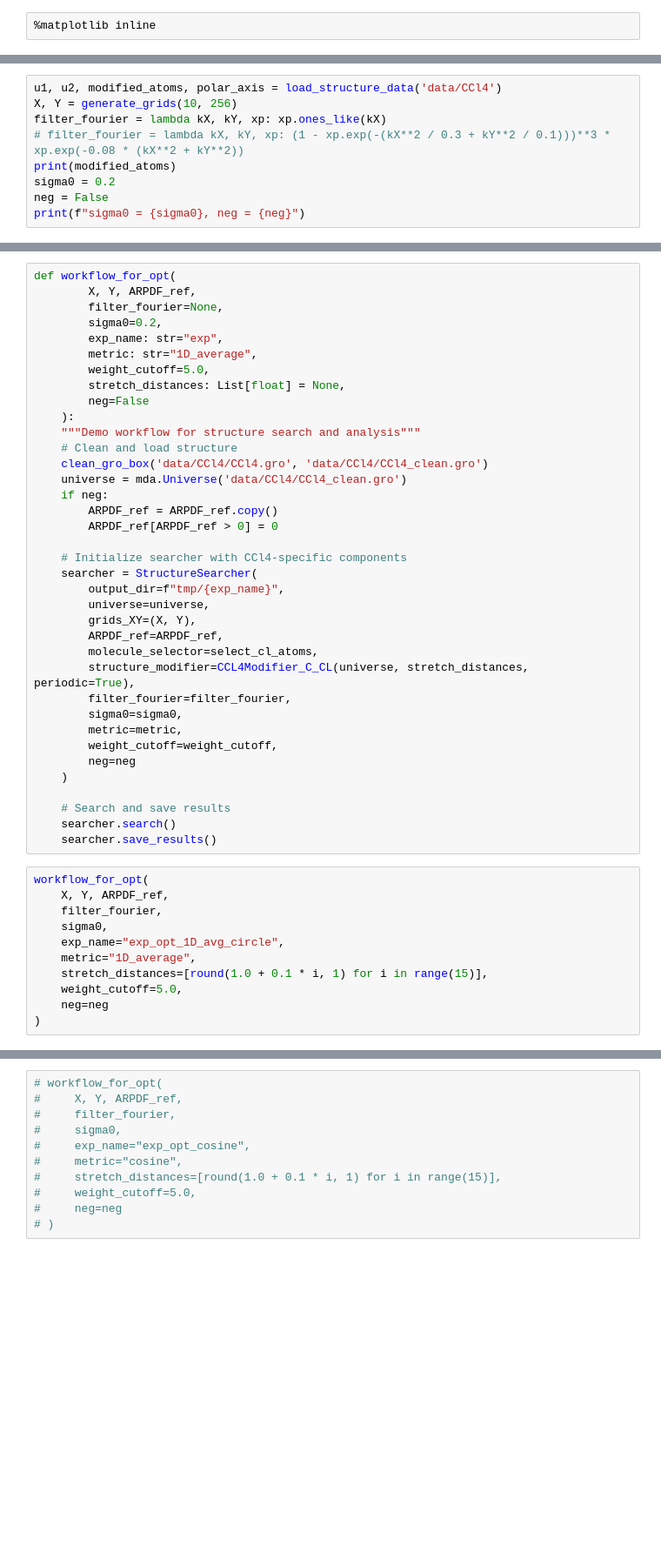
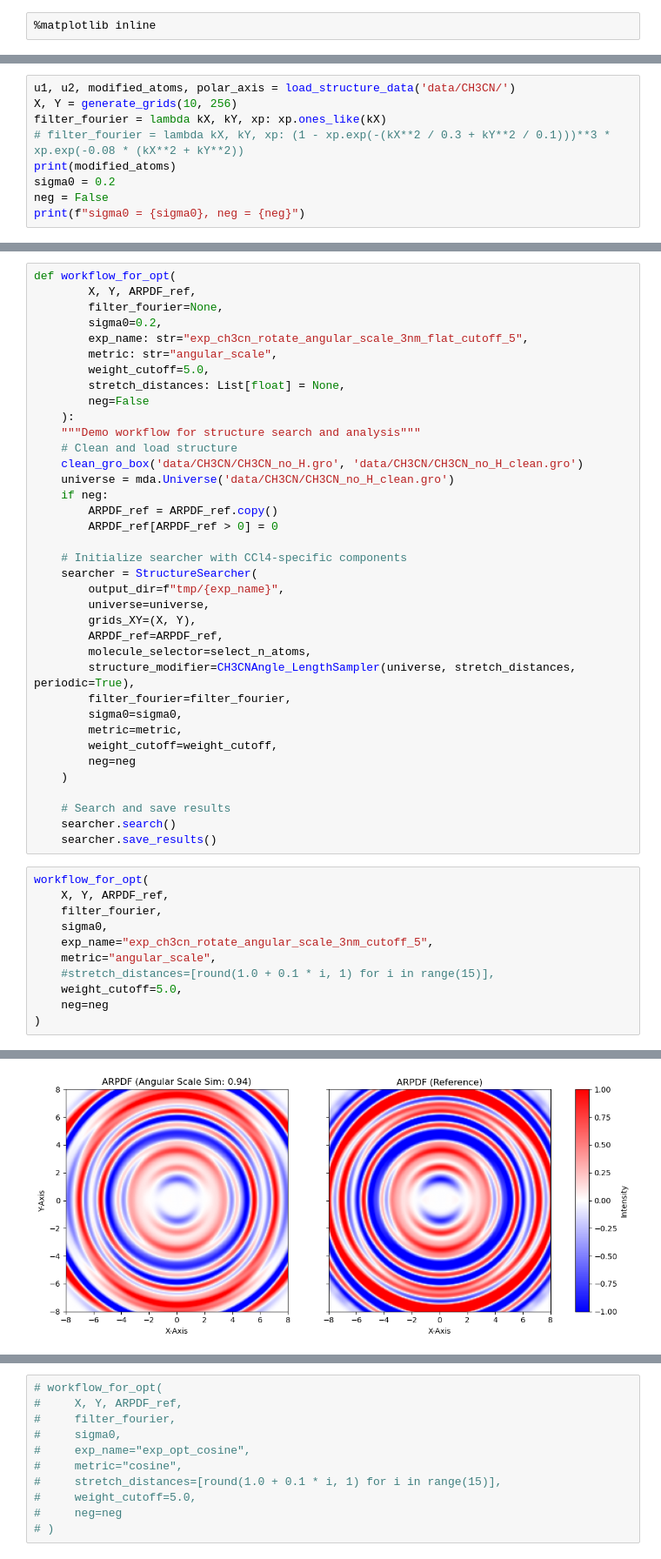
Before and after one commit to tfzx/ARPDF, a Jupyter notebook: opt_exp.ipynb, the cells around one changed output, grey strips where cells are left out. Shown at 87% size. Saved outputs shown, nothing was run; the diff lists cells and outputs as text; blank space fills up the shorter version.

```diff
--- a/opt_exp.ipynb
+++ b/opt_exp.ipynb
@@ -16,5 +25,5 @@ from ccl4_modifier import CCL4Modifier_C_CL, select_cl_atoms
 # %%
-u1, u2, modified_atoms, polar_axis = load_structure_data('data/CCl4')
+u1, u2, modified_atoms, polar_axis = load_structure_data('data/CH3CN/')
 X, Y = generate_grids(10, 256)
 filter_fourier = lambda kX, kY, xp: xp.ones_like(kX)
 # filter_fourier = lambda kX, kY, xp: (1 - xp.exp(-(kX**2 / 0.3 + kY**2 / 0.1)))**3 * xp.exp(-0.08 * (kX**2 + kY**2))
@@ -30,16 +57,16 @@ def workflow_for_opt(
         X, Y, ARPDF_ref,
         filter_fourier=None,
         sigma0=0.2,
-        exp_name: str="exp",
-        metric: str="1D_average",
+        exp_name: str="exp_ch3cn_rotate_angular_scale_3nm_flat_cutoff_5",
+        metric: str="angular_scale",
         weight_cutoff=5.0,
         stretch_distances: List[float] = None,
         neg=False
     ):
     """Demo workflow for structure search and analysis"""
     # Clean and load structure
-    clean_gro_box('data/CCl4/CCl4.gro', 'data/CCl4/CCl4_clean.gro')
-    universe = mda.Universe('data/CCl4/CCl4_clean.gro')
+    clean_gro_box('data/CH3CN/CH3CN_no_H.gro', 'data/CH3CN/CH3CN_no_H_clean.gro')
+    universe = mda.Universe('data/CH3CN/CH3CN_no_H_clean.gro')
     if neg:
         ARPDF_ref = ARPDF_ref.copy()
         ARPDF_ref[ARPDF_ref > 0] = 0
@@ -50,8 +77,8 @@ def workflow_for_opt(
         universe=universe,
         grids_XY=(X, Y),
         ARPDF_ref=ARPDF_ref,
-        molecule_selector=select_cl_atoms,
-        structure_modifier=CCL4Modifier_C_CL(universe, stretch_distances, periodic=True),
+        molecule_selector=select_n_atoms,
+        structure_modifier=CH3CNAngle_LengthSampler(universe, stretch_distances, periodic=True),
         filter_fourier=filter_fourier,
         sigma0=sigma0,
         metric=metric,
@@ -67,9 +94,10 @@ workflow_for_opt(
     X, Y, ARPDF_ref,
     filter_fourier,
     sigma0,
-    exp_name="exp_opt_1D_avg_circle",
-    metric="1D_average",
-    stretch_distances=[round(1.0 + 0.1 * i, 1) for i in range(15)],
+    exp_name="exp_ch3cn_rotate_angular_scale_3nm_cutoff_5",
+    metric="angular_scale",
+    #stretch_distances=[round(1.0 + 0.1 * i, 1) for i in range(15)],
     weight_cutoff=5.0,
     neg=neg
 )
+# %% [output]
@@ -75,0 +105 @@ workflow_for_opt(
+[figure, added]
```
Also changed, not shown: parts of 4 cells of this notebook, 17 other files.
